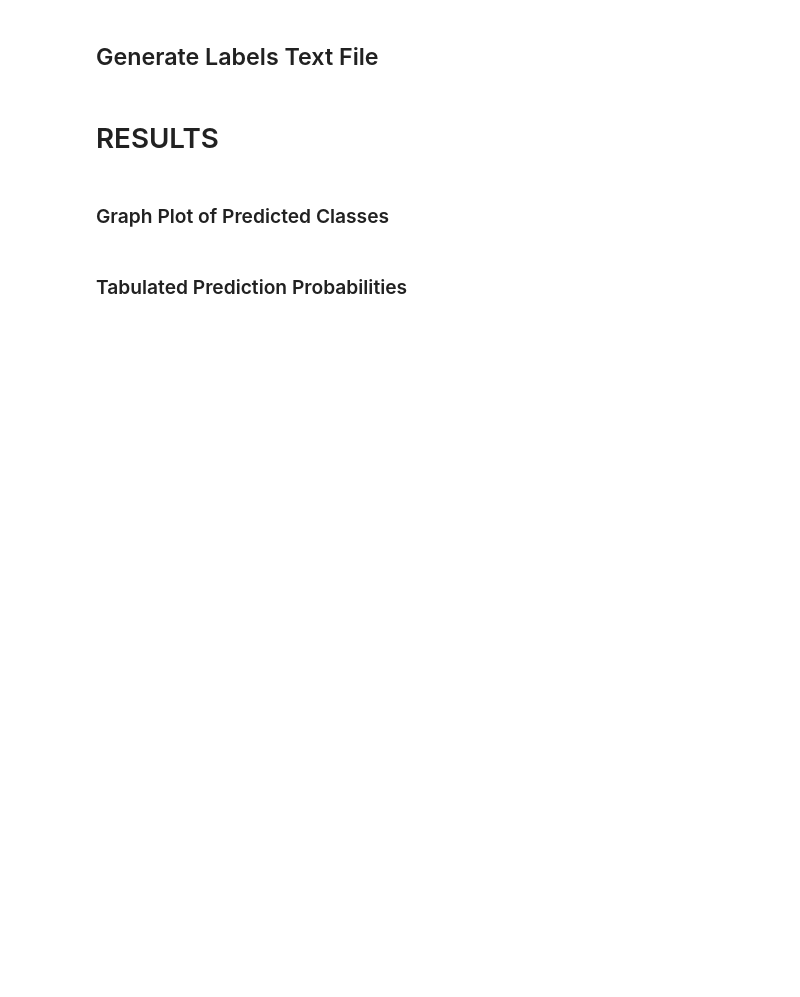
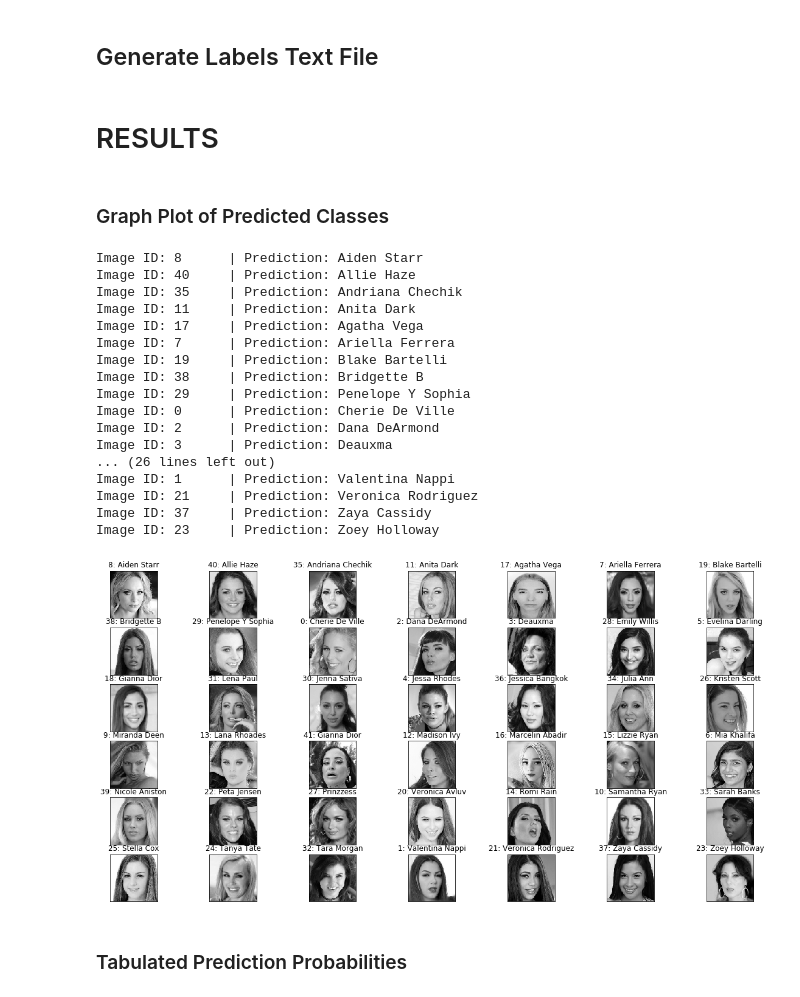
Before and after one commit to Chipzstar/TensorFlow-CNN-Image-Classifier, a Jupyter notebook: CNN Image Classifier (TF 2.0 with keras).ipynb, the cells around one changed output. Cells and saved outputs as stored; diff of their text form; code cells hidden in the pictures; blank space fills up the shorter version.

```diff
--- a/CNN Image Classifier (TF 2.0 with keras).ipynb
+++ b/CNN Image Classifier (TF 2.0 with keras).ipynb
@@ -331,33 +397,52 @@ IMAGE_IDs = []
 # %%
 test_data = np.load('test_data.npy', allow_pickle=True)
 fig = plt.figure(figsize=(20,10))
 results = {cls: [] for cls in LABELS}
 
 # iterate over each image in test_sample
 # get the model's class prediction of the image
 for num, data in enumerate(test_data):
     data[0] = data[0] / 255.0
     img_data = data[0]
     img_num = data[1]
-    y = fig.add_subplot(6, 6, num + 1)
+    y = fig.add_subplot(6, 7, num + 1)
     orig = img_data
     data = img_data.reshape(-1, IMG_SIZE, IMG_SIZE, 1)
     model_out = MODEL.predict([data]).flatten()
     index = np.argmax(model_out)
     # generate output dictionary
     results = {LABELS[i]: results.get(LABELS[i]) + [model_out[i]] for i in range(NUM_CLASSES)}
     IMAGE_IDs.append(img_num)
 
     # cross-reference the predicted class-index to its class-label (for each test image)
     class_label = CLASS_INDEX.get(index, 'Invalid class!')
     print(f"Image ID: {img_num}\t | Prediction: {class_label}")
 
     y.imshow(orig, cmap='gray')
     plt.title(f'{img_num}: {class_label}')
     y.axes.get_xaxis().set_visible(False)
     y.axes.get_yaxis().set_visible(False)
 plt.show()
 # plt.savefig('Class Results')
+# %% [output]
+Image ID: 8      | Prediction: Aiden Starr
+Image ID: 40     | Prediction: Allie Haze
+Image ID: 35     | Prediction: Andriana Chechik
+Image ID: 11     | Prediction: Anita Dark
+Image ID: 17     | Prediction: Agatha Vega
+Image ID: 7      | Prediction: Ariella Ferrera
+Image ID: 19     | Prediction: Blake Bartelli
+Image ID: 38     | Prediction: Bridgette B
+Image ID: 29     | Prediction: Penelope Y Sophia
+Image ID: 0      | Prediction: Cherie De Ville
+Image ID: 2      | Prediction: Dana DeArmond
+Image ID: 3      | Prediction: Deauxma
+... (26 lines left out)
+Image ID: 1      | Prediction: Valentina Nappi
+Image ID: 21     | Prediction: Veronica Rodriguez
+Image ID: 37     | Prediction: Zaya Cassidy
+Image ID: 23     | Prediction: Zoey Holloway
+[figure, added]
 # %%
 IMAGES_NAMES = [img.split('.')[0] for img in next(os.walk(ALIGNED_TEST_DIR))[2]]
 # %% [markdown]
```
Also changed, not shown: parts of 14 cells of this notebook, 14 other files.
